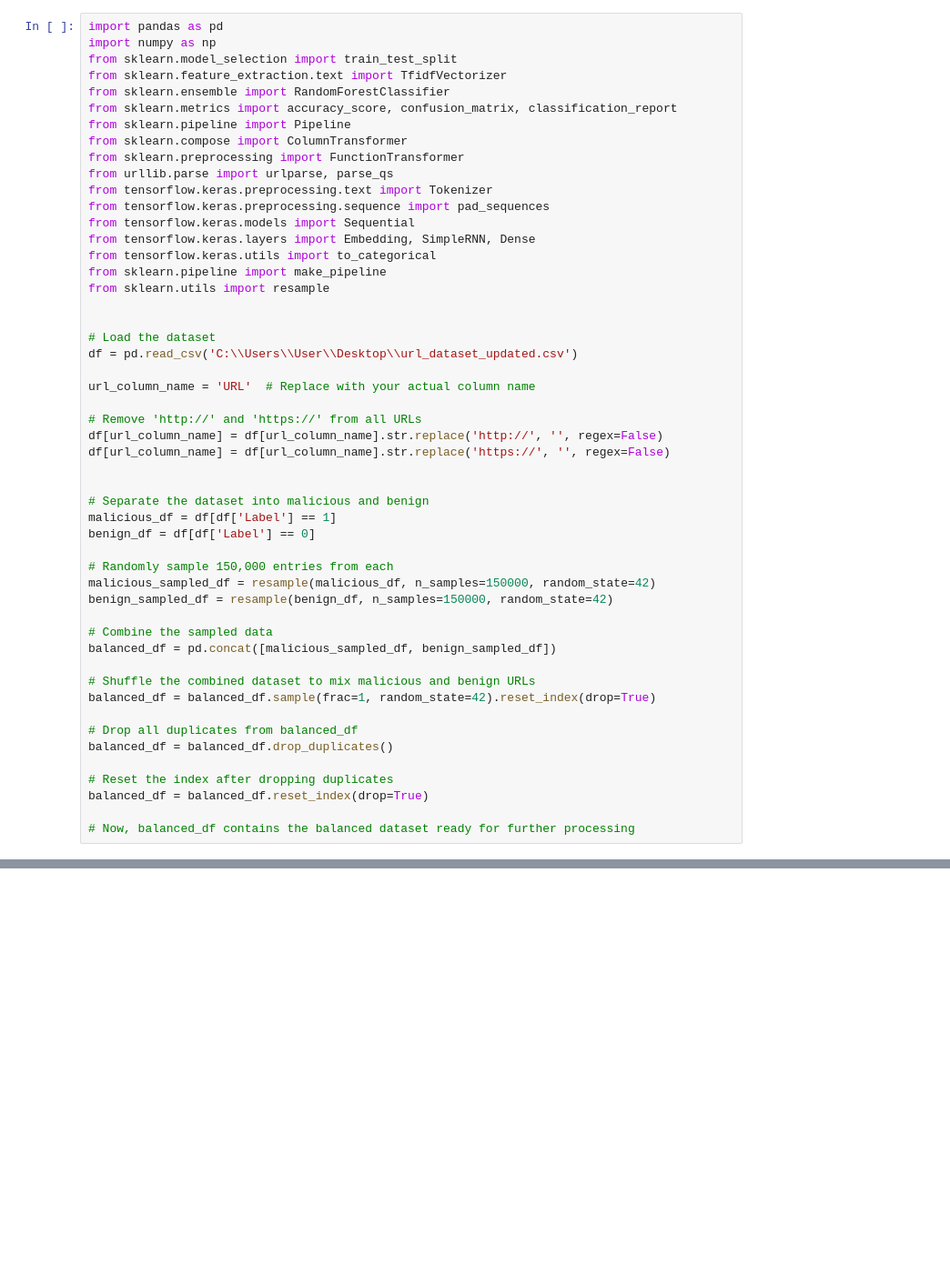
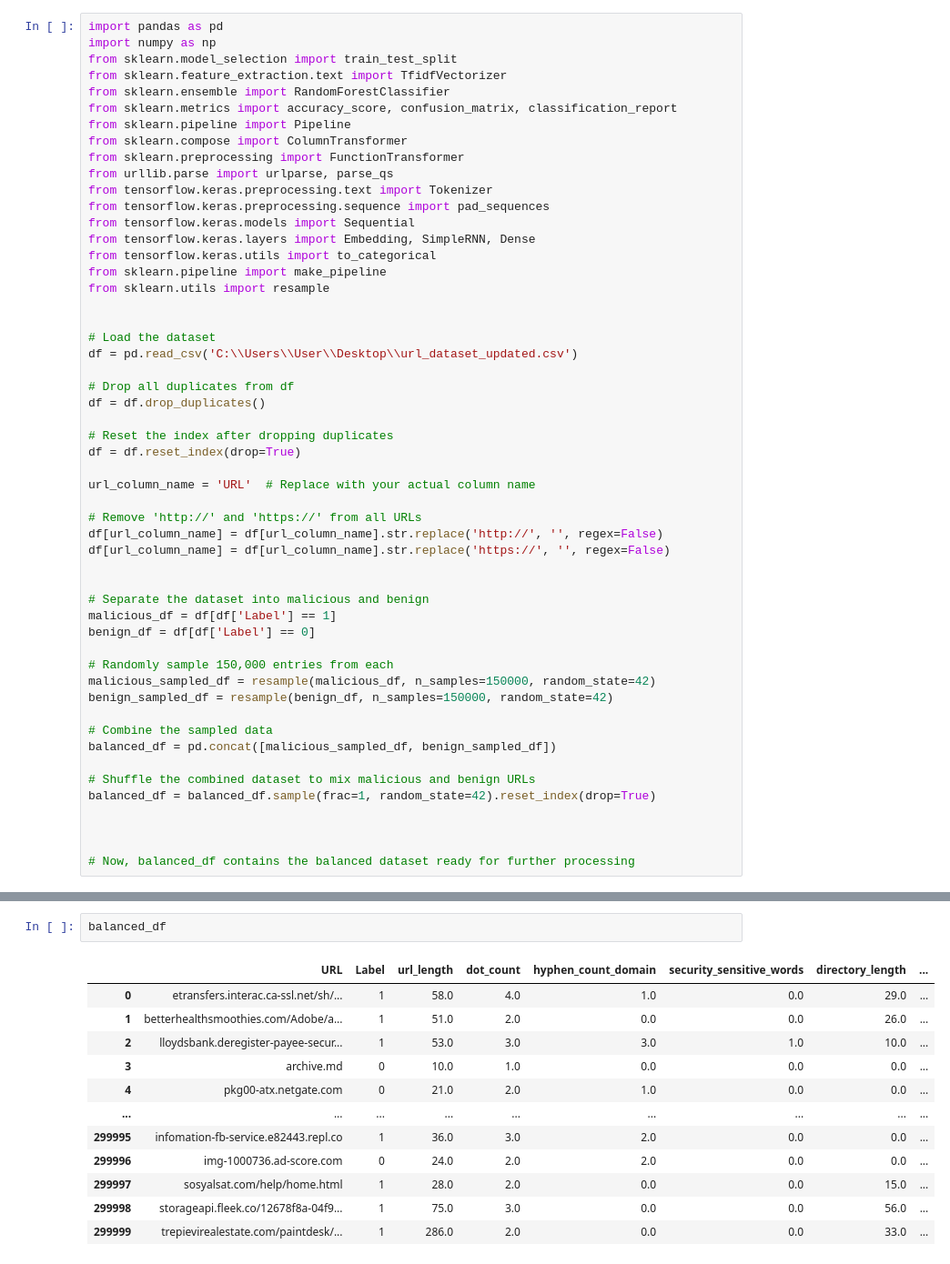
Before and after one commit to YuvalYurzd/url_classification, a Jupyter notebook: url_classification.ipynb, the cells around one changed output, grey strips where cells are left out. Shown: that part at 91% size. Saved outputs shown, nothing was run; the diff lists cells and outputs as text; blank space fills up the shorter version.

```diff
--- a/url_classification.ipynb
+++ b/url_classification.ipynb
@@ -21,6 +21,12 @@ from sklearn.utils import resample
 # Load the dataset
 df = pd.read_csv('C:\\Users\\User\\Desktop\\url_dataset_updated.csv')
 
+# Drop all duplicates from df
+df = df.drop_duplicates()
+
+# Reset the index after dropping duplicates
+df = df.reset_index(drop=True)
+
 url_column_name = 'URL'  # Replace with your actual column name
 
 # Remove 'http://' and 'https://' from all URLs
@@ -42,10 +48,6 @@ balanced_df = pd.concat([malicious_sampled_df, benign_sampled_df])
 # Shuffle the combined dataset to mix malicious and benign URLs
 balanced_df = balanced_df.sample(frac=1, random_state=42).reset_index(drop=True)
 
-# Drop all duplicates from balanced_df
-balanced_df = balanced_df.drop_duplicates()
 
-# Reset the index after dropping duplicates
-balanced_df = balanced_df.reset_index(drop=True)
 
 # Now, balanced_df contains the balanced dataset ready for further processing
@@ -282,0 +369,15 @@ weighted avg       0.89      0.88      0.88     55946
+# %%
+balanced_df
+# %% [output]
+|  | URL | Label | url_length | dot_count | hyphen_count_domain | security_sensitive_words | directory_length | ... |
+| 0 | etransfers.interac.ca-ssl.net/sh/... | 1 | 58.0 | 4.0 | 1.0 | 0.0 | 29.0 | ... |
+| 1 | betterhealthsmoothies.com/Adobe/a... | 1 | 51.0 | 2.0 | 0.0 | 0.0 | 26.0 | ... |
+| 2 | lloydsbank.deregister-payee-secur... | 1 | 53.0 | 3.0 | 3.0 | 1.0 | 10.0 | ... |
+| 3 | archive.md | 0 | 10.0 | 1.0 | 0.0 | 0.0 | 0.0 | ... |
+| 4 | pkg00-atx.netgate.com | 0 | 21.0 | 2.0 | 1.0 | 0.0 | 0.0 | ... |
+| ... | ... | ... | ... | ... | ... | ... | ... | ... |
+| 299995 | infomation-fb-service.e82443.repl.co | 1 | 36.0 | 3.0 | 2.0 | 0.0 | 0.0 | ... |
+| 299996 | img-1000736.ad-score.com | 0 | 24.0 | 2.0 | 2.0 | 0.0 | 0.0 | ... |
+| 299997 | sosyalsat.com/help/home.html | 1 | 28.0 | 2.0 | 0.0 | 0.0 | 15.0 | ... |
+| 299998 | storageapi.fleek.co/12678f8a-04f9... | 1 | 75.0 | 3.0 | 0.0 | 0.0 | 56.0 | ... |
+| 299999 | trepievirealestate.com/paintdesk/... | 1 | 286.0 | 2.0 | 0.0 | 0.0 | 33.0 | ... |
```
Also changed, not shown: parts of 13 cells of this notebook.
